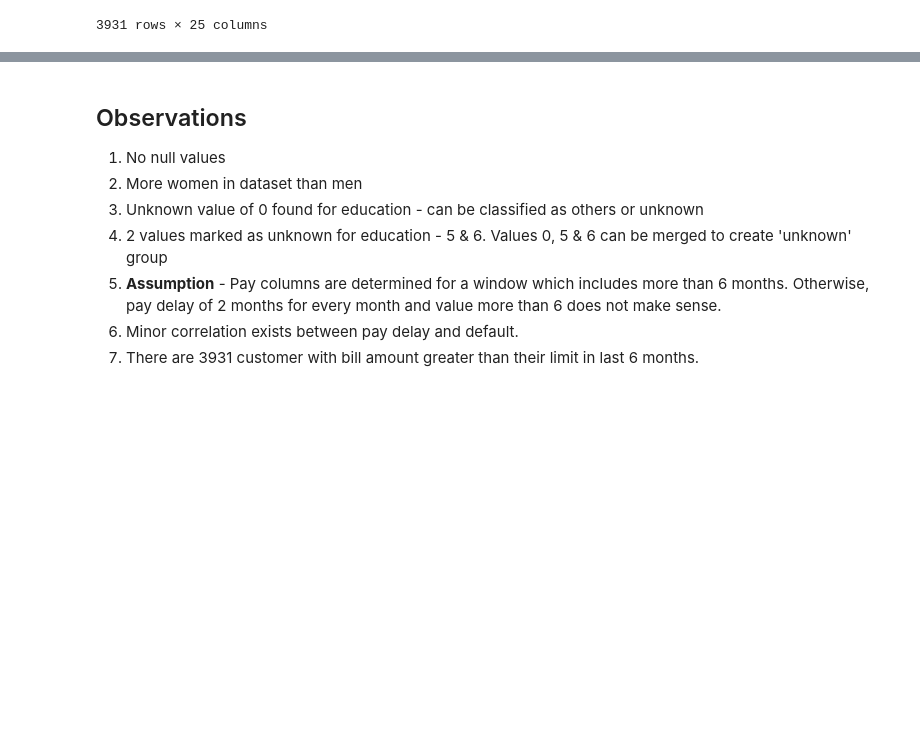
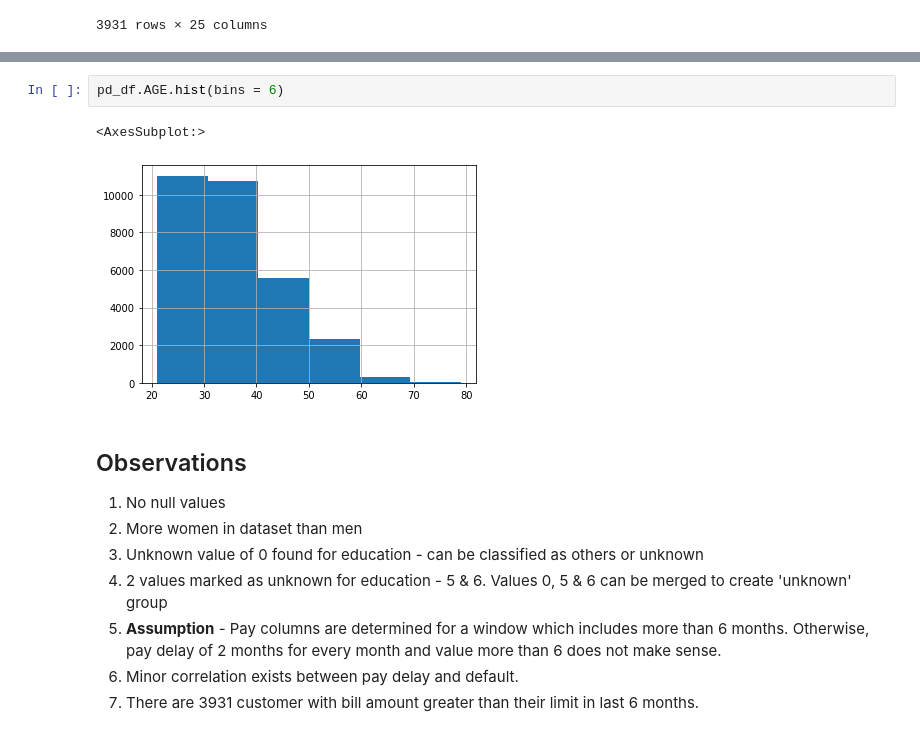
Before and after one commit to sivanvad/cml-primer, a Jupyter notebook: notebooks/Baseline_Model.ipynb, the cells around one changed output, grey strips where cells are left out. Cells and saved outputs as stored; diff of their text form; blank space fills up the shorter version.

```diff
--- a/notebooks/Baseline_Model.ipynb
+++ b/notebooks/Baseline_Model.ipynb
@@ -297,3 +309,8 @@ pd_df[(pd_df['BILL_AMT1'] > pd_df['LIMIT_BAL']) | (pd_df['BILL_AMT2'] > pd_df['L
+# %%
+pd_df.AGE.hist(bins = 6)
+# %% [output]
+<AxesSubplot:>
+[figure, added]
 # %% [markdown]
 ## Observations
 1. No null values
```
Also changed, not shown: parts of 14 cells of this notebook, 3 other files.
